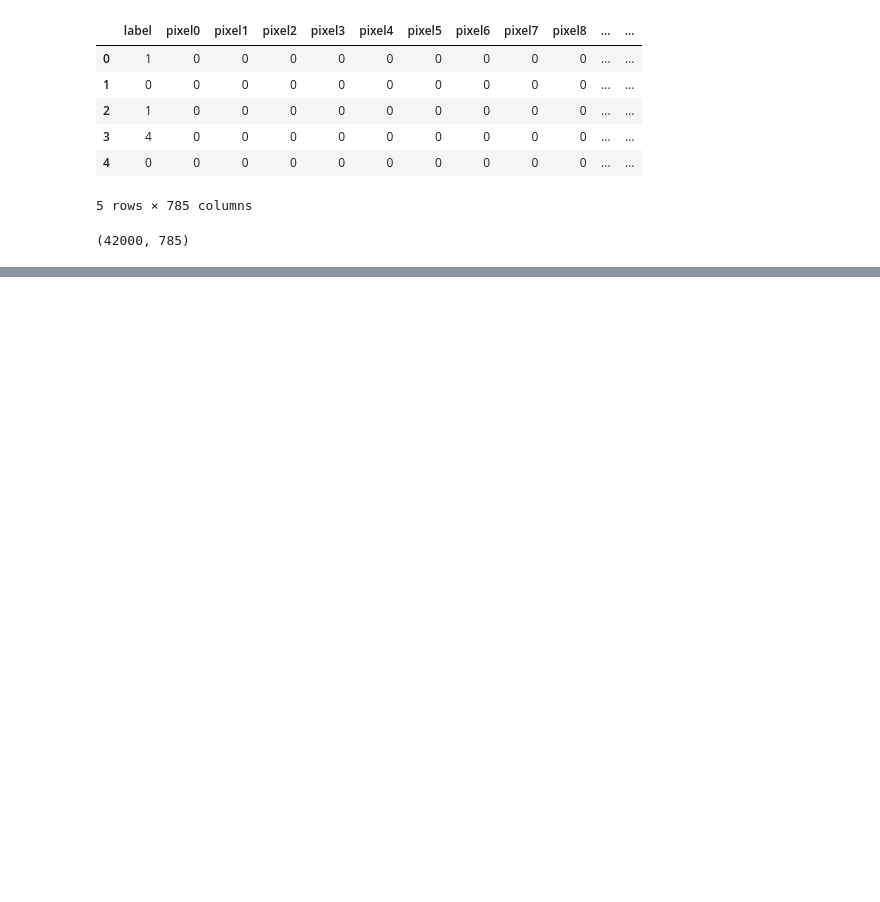
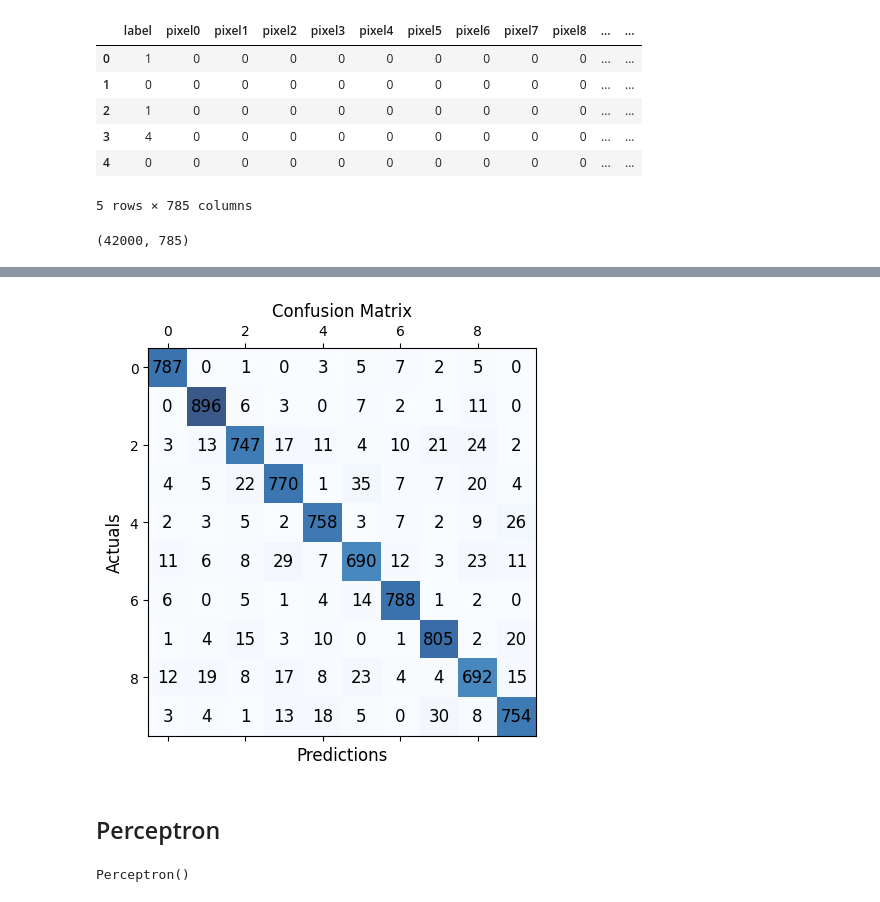
Before and after one commit to armadrigal/Proyectos-ML-Kaggle, a Jupyter notebook: Digit Recognizer/Digit Recognizer sklearn different models.ipynb, the cells around one changed output, grey strips where cells are left out. Saved outputs shown, nothing was run; the diff lists cells and outputs as text; code cells hidden in the pictures; blank space fills up the shorter version.

Commit message:
se incluye Logistic Regression y Perceptron

```diff
--- a/Digit Recognizer/Digit Recognizer sklearn different models.ipynb
+++ b/Digit Recognizer/Digit Recognizer sklearn different models.ipynb
@@ -41,0 +58,15 @@ x_test, y_test = x[int(len(x)*0.9):len(x)], y[int(len(x)*0.9):len(x)]
+# %%
+def plot_confusion_matrix(y_true, y_pred):
+
+    conf_matrix = confusion_matrix(y_true, y_pred)
+
+    fig, ax = plt.subplots(figsize=(5, 8))
+    ax.matshow(conf_matrix, cmap=plt.cm.Blues, alpha=0.8)
+    for i in range(conf_matrix.shape[0]):
+        for j in range(conf_matrix.shape[1]):
+            ax.text(x=j, y=i,s=conf_matrix[i, j], va='center', ha='center', size='large')
+
+    plt.xlabel('Predictions', fontsize=12)
+    plt.ylabel('Actuals', fontsize=12)
+    plt.title('Confusion Matrix', fontsize=12)
+    plt.show()
@@ -41,0 +75,3 @@ x_test, y_test = x[int(len(x)*0.9):len(x)], y[int(len(x)*0.9):len(x)]
+# %%
+model = LogisticRegression(max_iter=500, multi_class='ovr', random_state=0)
+model.fit(x_train, y_train)
@@ -41,0 +80,3 @@ x_test, y_test = x[int(len(x)*0.9):len(x)], y[int(len(x)*0.9):len(x)]
+# %%
+y_pred = model.predict(x_test)
+print(classification_report(y_test, y_pred))
@@ -41,0 +100,11 @@ x_test, y_test = x[int(len(x)*0.9):len(x)], y[int(len(x)*0.9):len(x)]
+# %%
+plot_confusion_matrix(y_test, y_pred)
+# %% [output]
+[figure, added]
+# %% [markdown]
+## Perceptron
+# %%
+model = Perceptron(random_state=0)
+model.fit(x_train, y_train)
+# %% [output]
+Perceptron()
```
Also changed, not shown: parts of 17 cells of this notebook.
